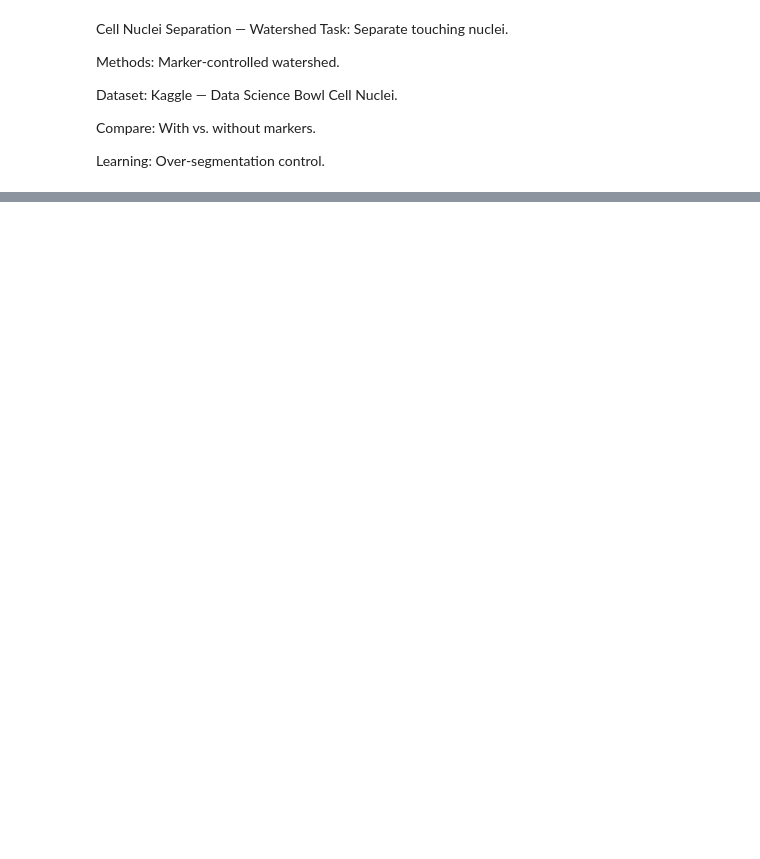
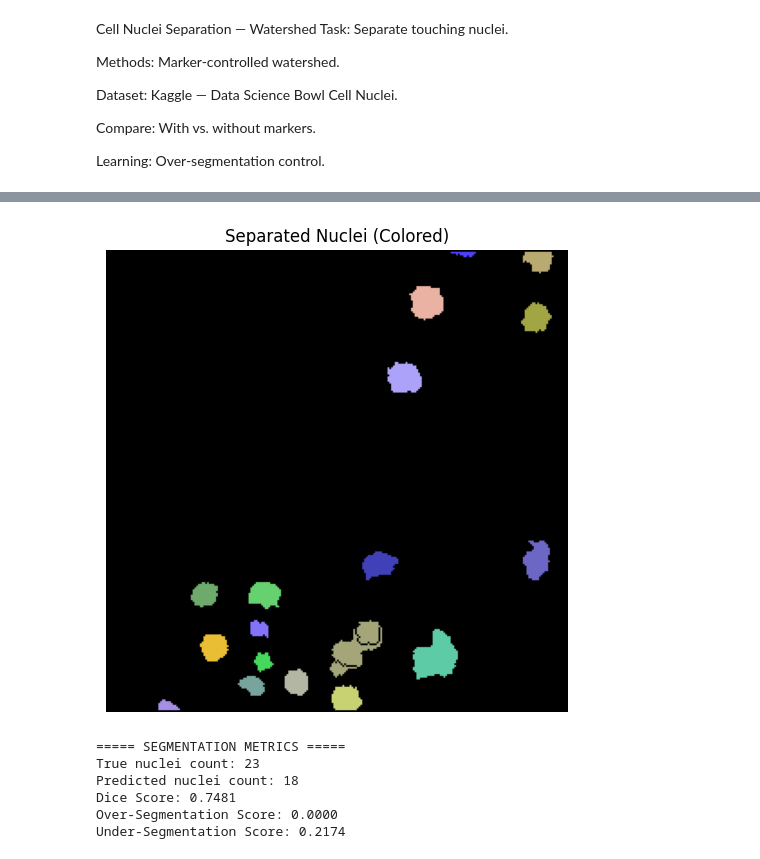
Before and after one commit to NIkunj-17/DeepLearning-for-Medical-Images-MiniProjects, a Jupyter notebook: Cell_Nuclei_Segmentation_(Watershed)/main.ipynb, the cells around one changed output, grey strips where cells are left out. Cells and saved outputs as stored; diff of their text form; code cells hidden in the pictures; blank space fills up the shorter version.

```diff
--- a/Cell_Nuclei_Segmentation_(Watershed)/main.ipynb
+++ b/Cell_Nuclei_Segmentation_(Watershed)/main.ipynb
@@ -87,0 +57,19 @@ plt.show()
+# %%
+def dice_score(gt, pred):
+    gt = gt > 0
+    pred = pred > 0
+    intersection = np.logical_and(gt, pred).sum()
+    return 2 * intersection / (gt.sum() + pred.sum())
+
+# object counts
+gt_labels = label(gt_mask)
+pred_labels = label(pred_mask)
+
+true_objects = gt_labels.max()
+pred_objects = pred_labels.max()
+
+# over & under segmentation
+over_seg = max(pred_objects - true_objects, 0) / true_objects
+under_seg = max(true_objects - pred_objects, 0) / true_objects
+
+dice = dice_score(gt_mask, pred_mask)
@@ -87,0 +108,27 @@ plt.show()
+# %%
+colored = np.zeros((*pred_mask.shape, 3), dtype=np.uint8)
+
+for i in range(1, pred_objects + 1):
+    colored[pred_labels == i] = np.random.randint(50,255,3)
+
+plt.figure(figsize=(6,6))
+plt.title("Separated Nuclei (Colored)")
+plt.imshow(colored)
+plt.axis('off')
+plt.show()
+# %% [output]
+[figure, added]
+# %%
+print("===== SEGMENTATION METRICS =====")
+print(f"True nuclei count: {true_objects}")
+print(f"Predicted nuclei count: {pred_objects}")
+print(f"Dice Score: {dice:.4f}")
+print(f"Over-Segmentation Score: {over_seg:.4f}")
+print(f"Under-Segmentation Score: {under_seg:.4f}")
+# %% [output]
+===== SEGMENTATION METRICS =====
+True nuclei count: 23
+Predicted nuclei count: 18
+Dice Score: 0.7481
+Over-Segmentation Score: 0.0000
+Under-Segmentation Score: 0.2174
```
Also changed, not shown: parts of 6 cells of this notebook, 2 other files.
